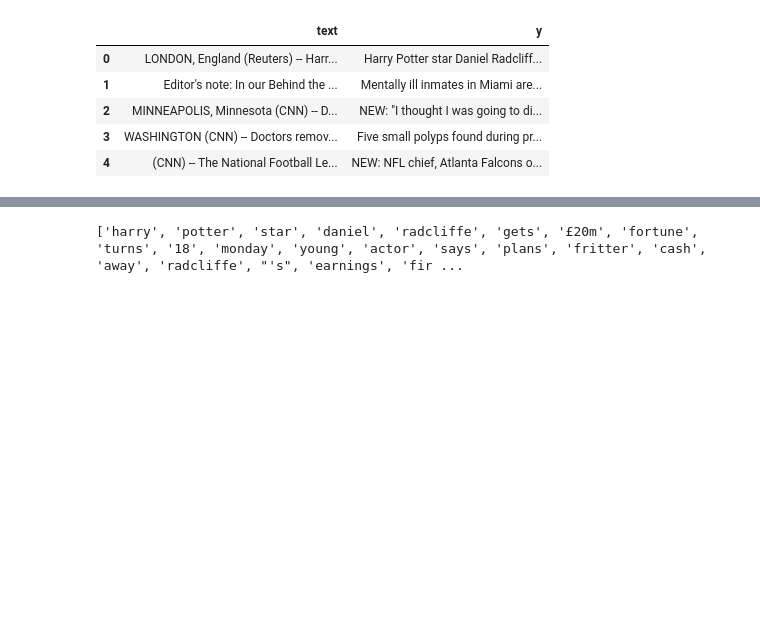
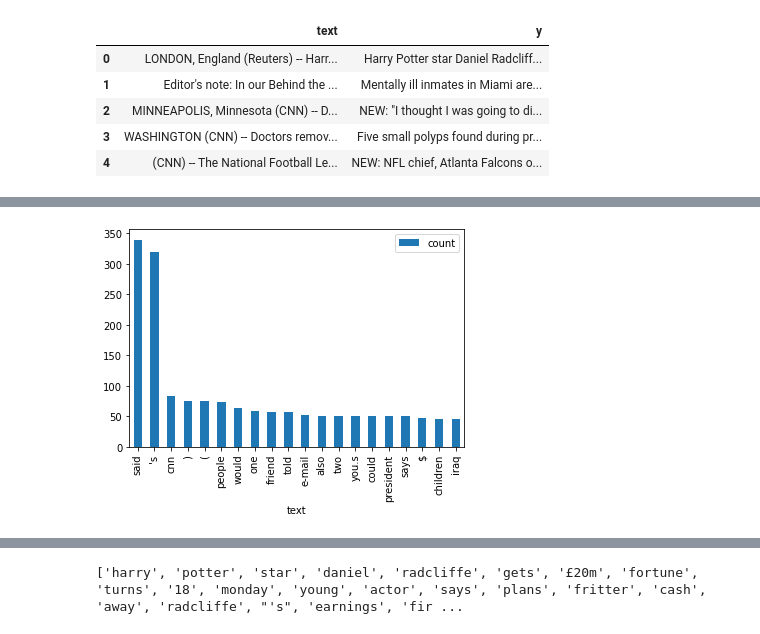
Before and after one commit to jma375/NLP-Text-Summarization, a Jupyter notebook: NLP-Text-Summarization.ipynb, the cells around one changed output, grey strips where cells are left out. Saved outputs shown, nothing was run; the diff lists cells and outputs as text; code cells hidden in the pictures; blank space fills up the shorter version.

```diff
--- a/NLP-Text-Summarization.ipynb
+++ b/NLP-Text-Summarization.ipynb
@@ -124,13 +148,10 @@ def lower_case_text(df):
 # %%
-#Tokenization and removing stop words/punctuation
+#Removing stop words/punctuation
 #e.g. 'a', 'an', 'not', 'do', 'over', 'themselves', "--", "''", ":", and "."
-#O(n^2) ? this will prob need to be fixed
-def token_and_rmv_stop_wrds(df):
+def rmv_stop_wrds(df):
     stop_words = set(stopwords.words('english'))
     char_rmv = ["'",",","``","`","-", "--","''",":","."]
     stop_words.update(char_rmv) #Adding extra stopwords
     for i in range(len(df)):
-        text_list = nltk.word_tokenize(df.iloc[i,0])
-        y_list = nltk.word_tokenize(df.iloc[i,1])
-        df.iloc[i,0] = [w for w in text_list if not w in stop_words]
-        df.iloc[i,1] = [w for w in y_list if not w in stop_words]
+        df.iloc[i,0] = [w for w in df.iloc[i,0] if not w in stop_words]
+        df.iloc[i,1] = [w for w in df.iloc[i,1] if not w in stop_words]
@@ -148,0 +175,6 @@ subset.head()
+# %%
+#Plot word Freq after removing stopwords
+rmv_stop_wrds(subset)
+wrd_freq(subset)
+# %% [output]
+[figure, added]
```
Also changed, not shown: parts of 13 cells of this notebook.
